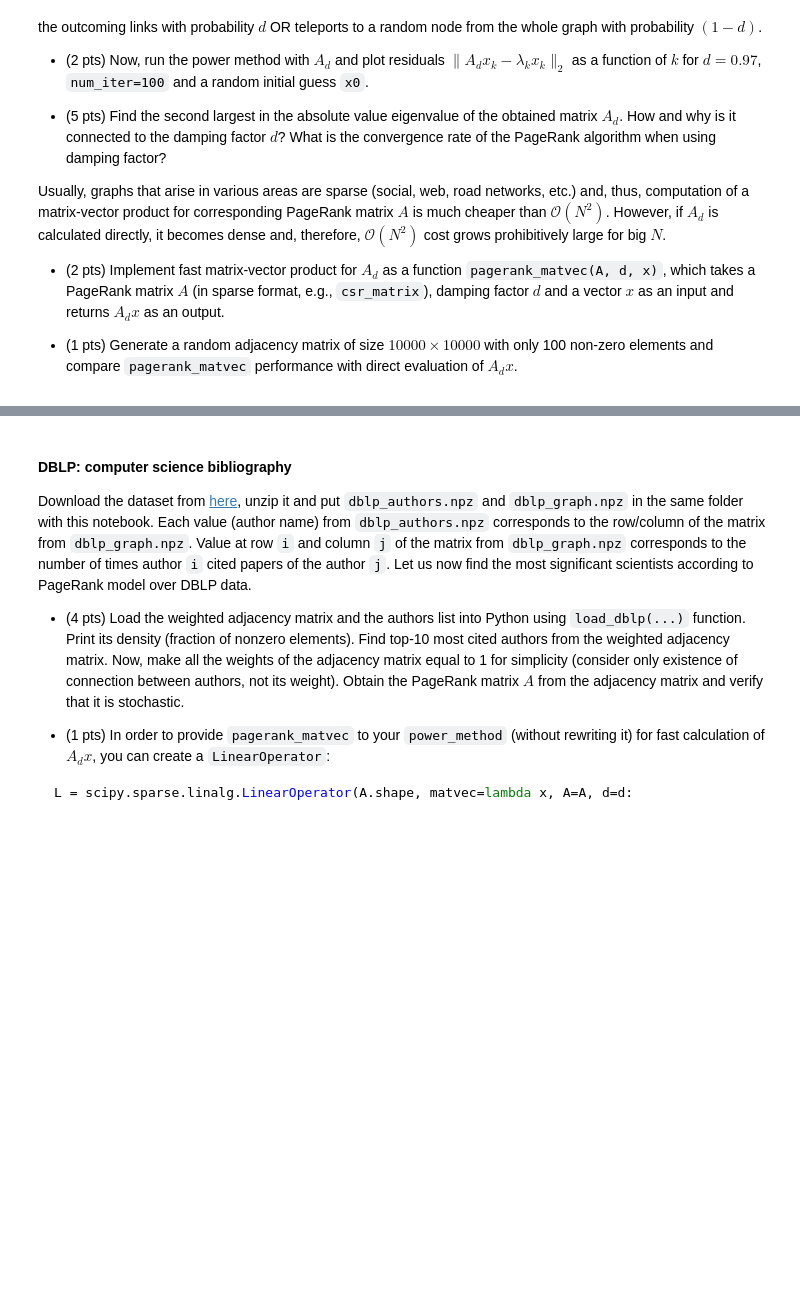
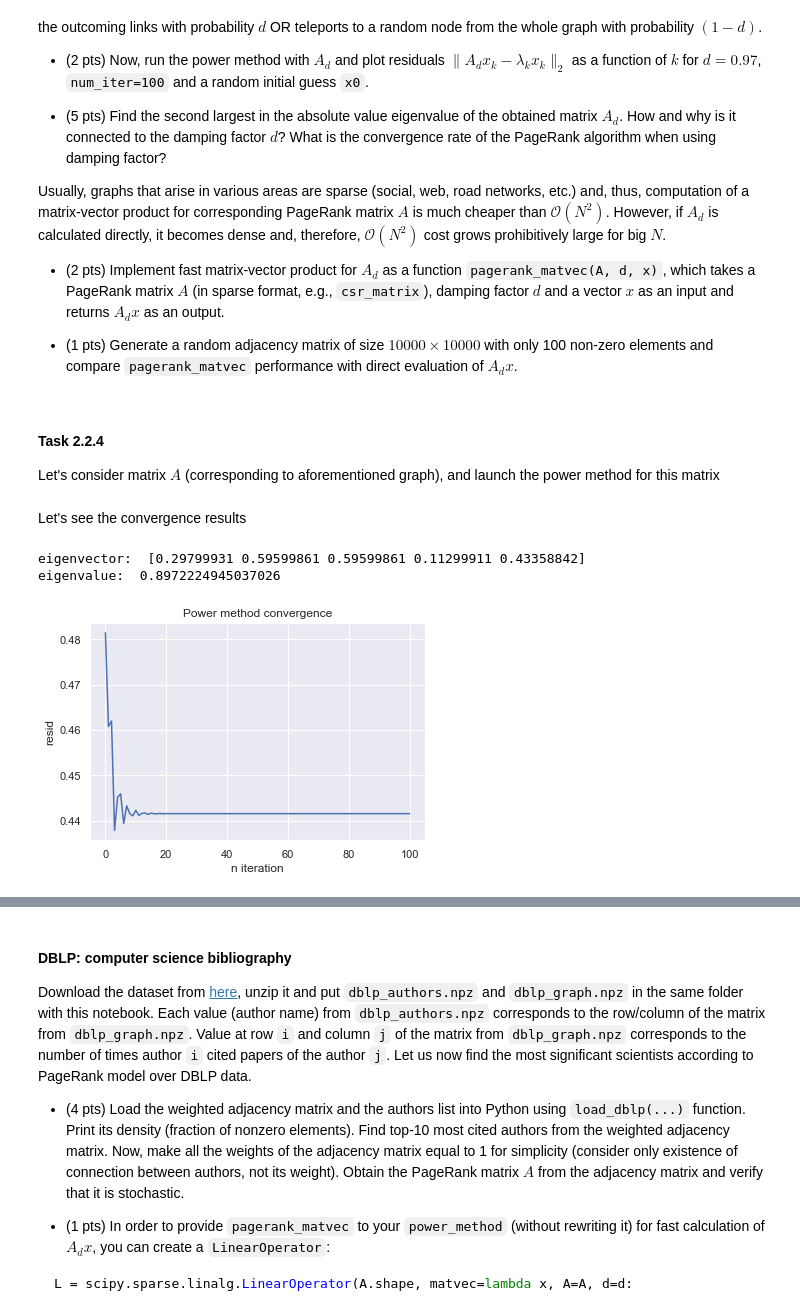
Before and after one commit to PetrMokrov/nla2020, a Jupyter notebook: hw/hw2/hw2.ipynb, the cells around one changed output, grey strips where cells are left out. Drawn from its saved outputs; the diff is of its cells as text; code cells hidden in the pictures; blank space fills up the shorter version.

Commit message:
task 2 finished

```diff
--- a/hw/hw2/hw2.ipynb
+++ b/hw/hw2/hw2.ipynb
@@ -716,6 +716,8 @@ def power_method(A, x0, num_iter): # 5 pts
 Let's launch the test with matrix $\begin{bmatrix} 2 & -1 \\ -1 & 2 \end{bmatrix}$
 # %%
 import matplotlib.pyplot as plt
+import seaborn as sns
+sns.set()
 
 np.random.seed(42)
 A = np.array([[2. , -1], [-1, 2.]])
@@ -766,0 +763,36 @@ def pagerank_matvec(A, d, x): # 2 pts
+# %% [markdown]
+#### Task 2.2.4
+
+Let's consider matrix $A$ (corresponding to aforementioned graph), and launch the power method for this matrix
+# %%
+import numpy as np
+import scipy.sparse as spsp
+np.random.seed(42)
+
+G = spsp.csc_matrix(np.array(
+    [
+        [0., 0., 1., 0., 0.],
+        [1., 0., 1., 0., 0.],
+        [0., 1., 0., 0., 0.],
+        [0., 0., 0., 0., 1.],
+        [0., 0., 0., 1., 0.]
+    ]))
+
+# appropriate page_rank matrix
+A = pagerank_matrix(G)
+x0 = np.random.rand(5)
+x, l, res = power_method(A, x0, 100)
+# %% [markdown]
+Let's see the convergence results
+# %%
+print('eigenvector: ', x)
+print('eigenvalue: ', l)
+plt.plot(list(range(len(res))), res)
+plt.title('Power method convergence')
+plt.xlabel('n iteration')
+plt.ylabel('resid')
+plt.show()
+# %% [output]
+eigenvector:  [0.29799931 0.59599861 0.59599861 0.11299911 0.43358842]
+eigenvalue:  0.8972224945037026
+[figure, added]
```
Also changed, not shown: parts of 45 cells of this notebook.
